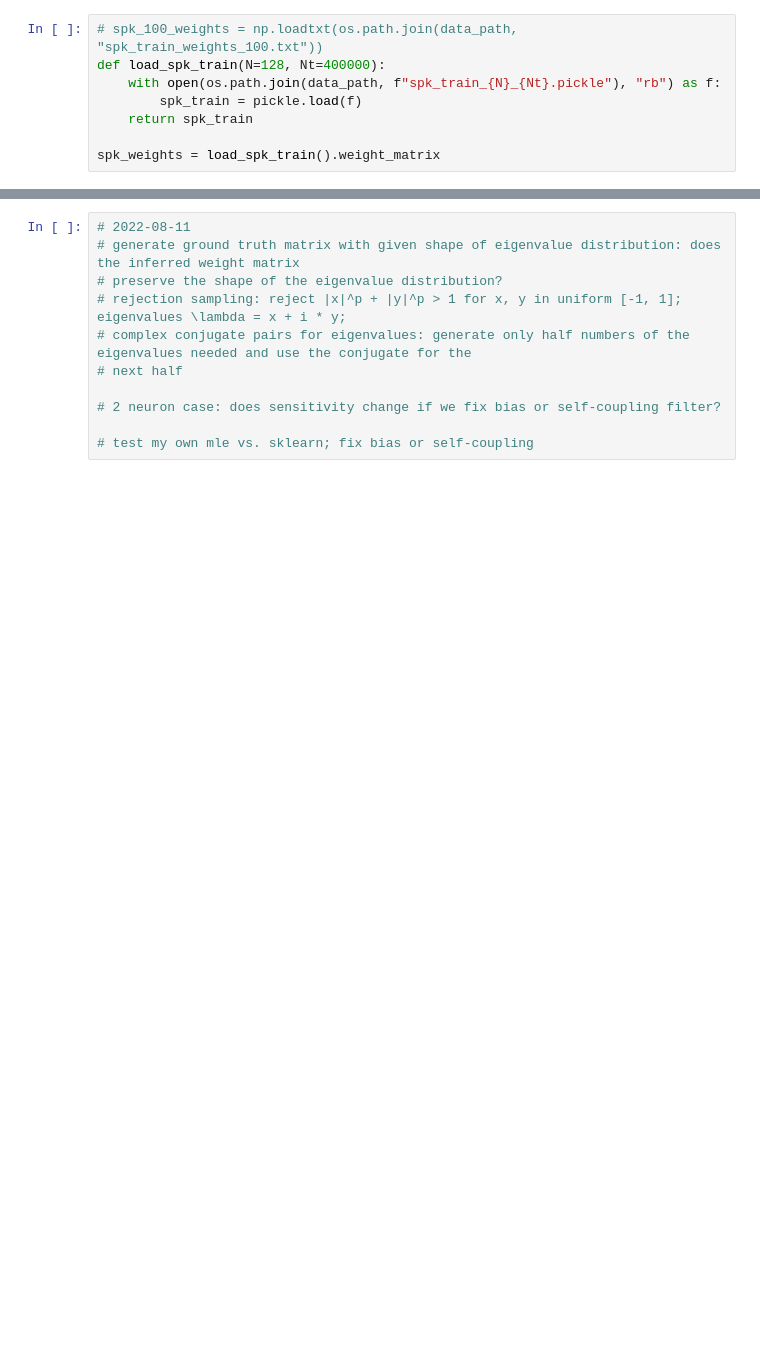
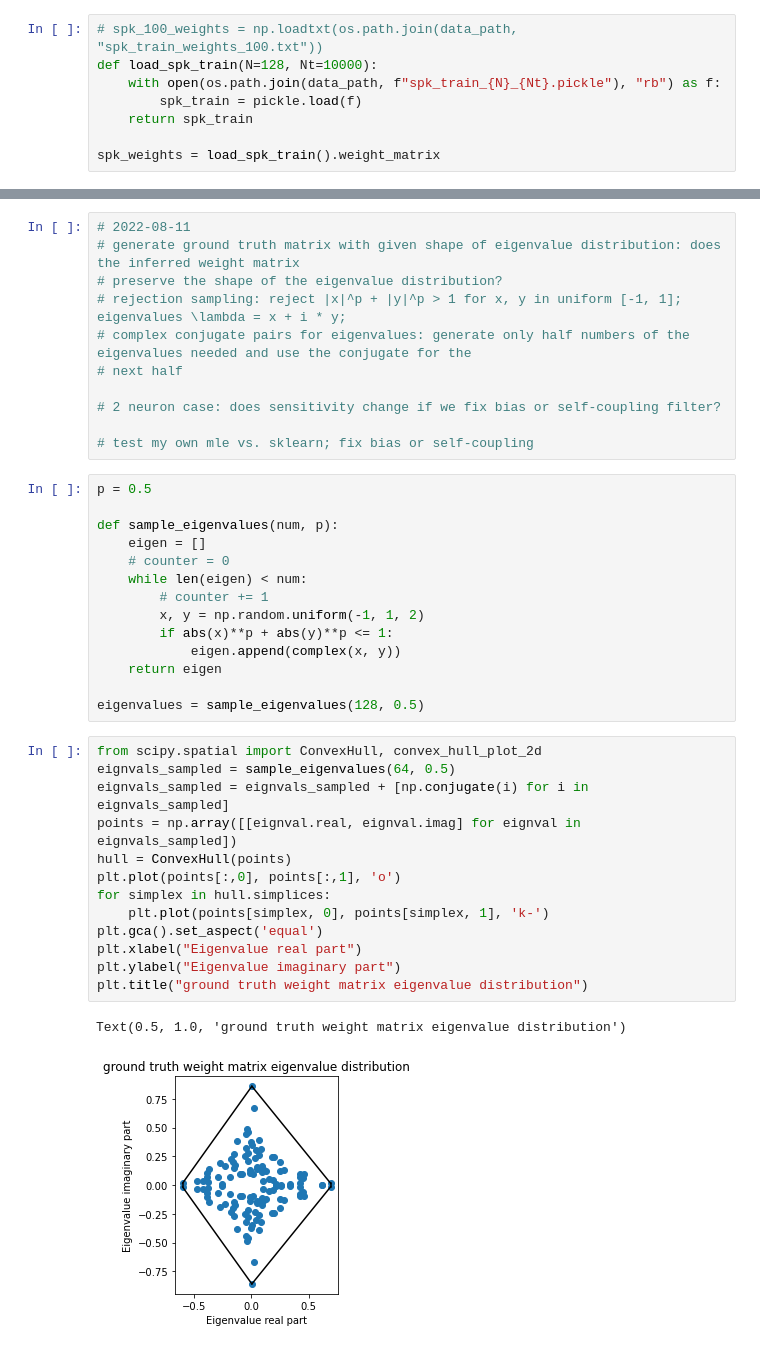
Before and after one commit to tongliang11/hidden-neuron-simulation, a Jupyter notebook: src/figures.ipynb, the cells around one changed output, grey strips where cells are left out. Cells and saved outputs as stored; diff of their text form; blank space fills up the shorter version.

```diff
--- a/src/figures.ipynb
+++ b/src/figures.ipynb
@@ -13,7 +13,7 @@ def alpha(t, tau=1): return 1/tau**2*t*np.exp(-t/tau)
 Autosaving every 1 seconds
 # %%
 # spk_100_weights = np.loadtxt(os.path.join(data_path, "spk_train_weights_100.txt"))
-def load_spk_train(N=128, Nt=400000):
+def load_spk_train(N=128, Nt=10000):
     with open(os.path.join(data_path, f"spk_train_{N}_{Nt}.pickle"), "rb") as f:
         spk_train = pickle.load(f)
     return spk_train
@@ -700,3 +700,33 @@ Text(0.5, 1.0, 'inferred weight matrix eigenvalue distribution 32 observed neuro
 # 2 neuron case: does sensitivity change if we fix bias or self-coupling filter?
 
 # test my own mle vs. sklearn; fix bias or self-coupling
+# %%
+p = 0.5
+
+def sample_eigenvalues(num, p):
+    eigen = []
+    # counter = 0
+    while len(eigen) < num:
+        # counter += 1
+        x, y = np.random.uniform(-1, 1, 2)
+        if abs(x)**p + abs(y)**p <= 1:
+            eigen.append(complex(x, y))
+    return eigen
+
+eigenvalues = sample_eigenvalues(128, 0.5)
+# %%
+from scipy.spatial import ConvexHull, convex_hull_plot_2d
+eignvals_sampled = sample_eigenvalues(64, 0.5)
+eignvals_sampled = eignvals_sampled + [np.conjugate(i) for i in eignvals_sampled]
+points = np.array([[eignval.real, eignval.imag] for eignval in eignvals_sampled])
+hull = ConvexHull(points)
+plt.plot(points[:,0], points[:,1], 'o')
+for simplex in hull.simplices:
+    plt.plot(points[simplex, 0], points[simplex, 1], 'k-')
+plt.gca().set_aspect('equal')
+plt.xlabel("Eigenvalue real part")
+plt.ylabel("Eigenvalue imaginary part")
+plt.title("ground truth weight matrix eigenvalue distribution")
+# %% [output]
+Text(0.5, 1.0, 'ground truth weight matrix eigenvalue distribution')
+[figure, added]
```
Also changed, not shown: parts of 4 cells of this notebook, 3 other files.
